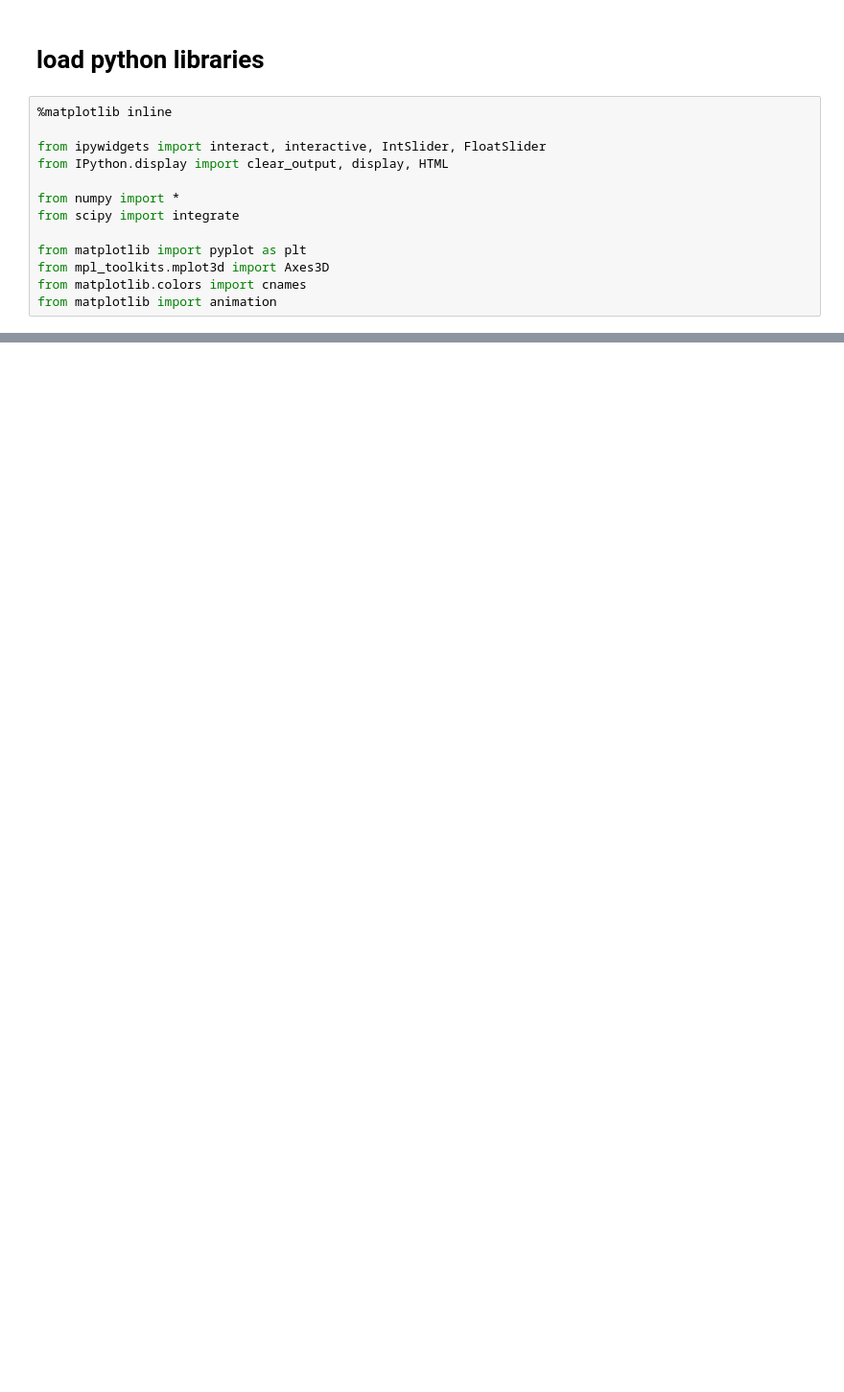
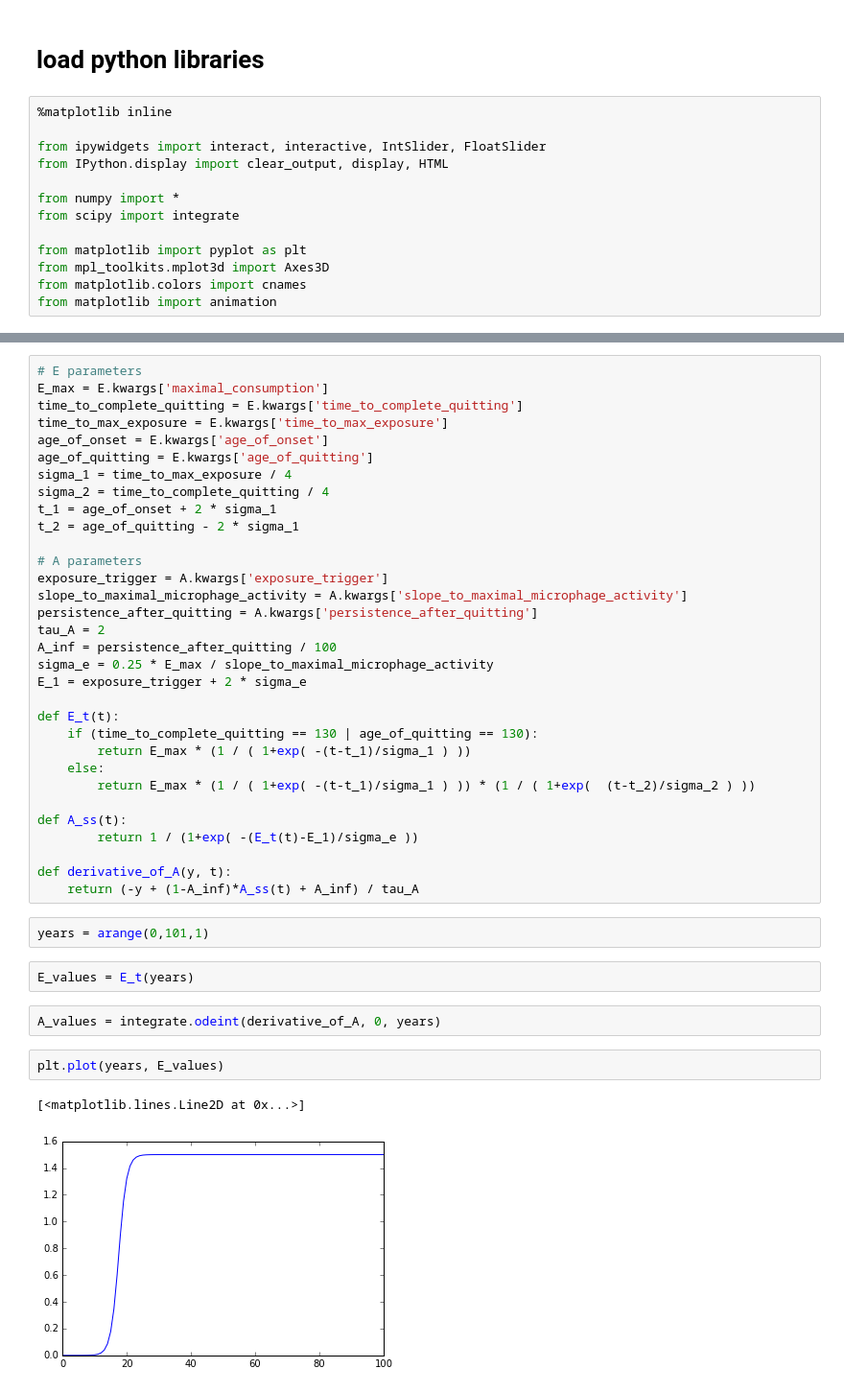
Before and after one commit to GuillaumeNoell/Bioinformatics---EASI-EPOC, a Jupyter notebook: math_model.ipynb, the cells around one changed output, grey strips where cells are left out. Shown at 96% size. Cells and saved outputs as stored; diff of their text form; blank space fills up the shorter version.

```diff
--- a/math_model.ipynb
+++ b/math_model.ipynb
@@ -77,0 +102,43 @@ years, E_values = E.result
+# %%
+# E parameters
+E_max = E.kwargs['maximal_consumption']
+time_to_complete_quitting = E.kwargs['time_to_complete_quitting']
+time_to_max_exposure = E.kwargs['time_to_max_exposure']
+age_of_onset = E.kwargs['age_of_onset']
+age_of_quitting = E.kwargs['age_of_quitting']
+sigma_1 = time_to_max_exposure / 4
+sigma_2 = time_to_complete_quitting / 4
+t_1 = age_of_onset + 2 * sigma_1
+t_2 = age_of_quitting - 2 * sigma_1
+
+# A parameters
+exposure_trigger = A.kwargs['exposure_trigger']
+slope_to_maximal_microphage_activity = A.kwargs['slope_to_maximal_microphage_activity']
+persistence_after_quitting = A.kwargs['persistence_after_quitting']
+tau_A = 2
+A_inf = persistence_after_quitting / 100
+sigma_e = 0.25 * E_max / slope_to_maximal_microphage_activity
+E_1 = exposure_trigger + 2 * sigma_e
+
+def E_t(t):
+    if (time_to_complete_quitting == 130 | age_of_quitting == 130):
+        return E_max * (1 / ( 1+exp( -(t-t_1)/sigma_1 ) ))
+    else:
+        return E_max * (1 / ( 1+exp( -(t-t_1)/sigma_1 ) )) * (1 / ( 1+exp(  (t-t_2)/sigma_2 ) ))
+
+def A_ss(t):
+        return 1 / (1+exp( -(E_t(t)-E_1)/sigma_e ))
+
+def derivative_of_A(y, t):
+    return (-y + (1-A_inf)*A_ss(t) + A_inf) / tau_A
+# %%
+years = arange(0,101,1)
+# %%
+E_values = E_t(years)
+# %%
+A_values = integrate.odeint(derivative_of_A, 0, years)
+# %%
+plt.plot(years, E_values)
+# %% [output]
+[<matplotlib.lines.Line2D at 0x...>]
+[figure, added]
```
Also changed, not shown: parts of 11 cells of this notebook.
